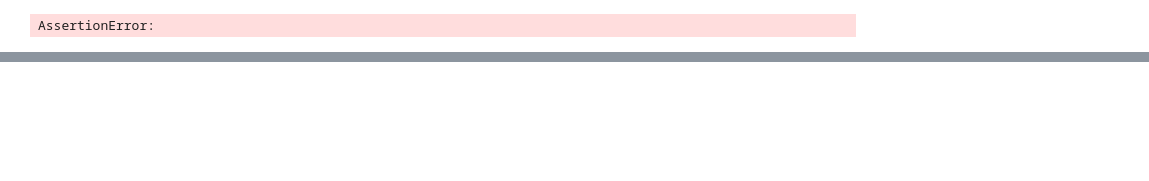
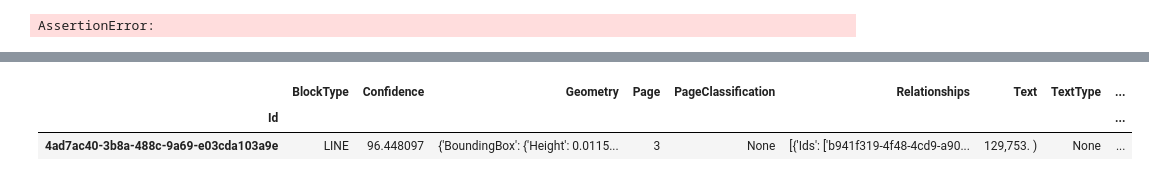
Before and after one commit to ethanscorey/parse_990_textract, a Jupyter notebook: debug_notebook.ipynb, the cells around one changed output, grey strips where cells are left out. Cells and saved outputs as stored; diff of their text form; code cells hidden in the pictures; blank space fills up the shorter version.

```diff
--- a/debug_notebook.ipynb
+++ b/debug_notebook.ipynb
@@ -349,5 +324,4 @@ page_map
 # %%
-revenue_page = test_lines.loc[
-    lambda df: df["Page"] == 10
+page_3 = test_lines.loc[
+    lambda df: df["Page"] == 3
 ]
-revenue_page.head()
@@ -382,0 +328,8 @@ roadmap.iloc[40:90]
+# %%
+page_3.loc[
+    lambda df: df["Text"].str.contains("129,753")
+]
+# %% [output]
+|  | BlockType | Confidence | Geometry | Page | PageClassification | Relationships | Text | TextType | ... |
+| Id |  |  |  |  |  |  |  |  | ... |
+| 4ad7ac40-3b8a-488c-9a69-e03cda103a9e | LINE | 96.448097 | {'BoundingBox': {'Height': 0.0115... | 3 | None | [{'Ids': ['b941f319-4f48-4cd9-a90... | 129,753. ) | None | ... |
```
Also changed, not shown: parts of 37 cells of this notebook, 9 other files.
